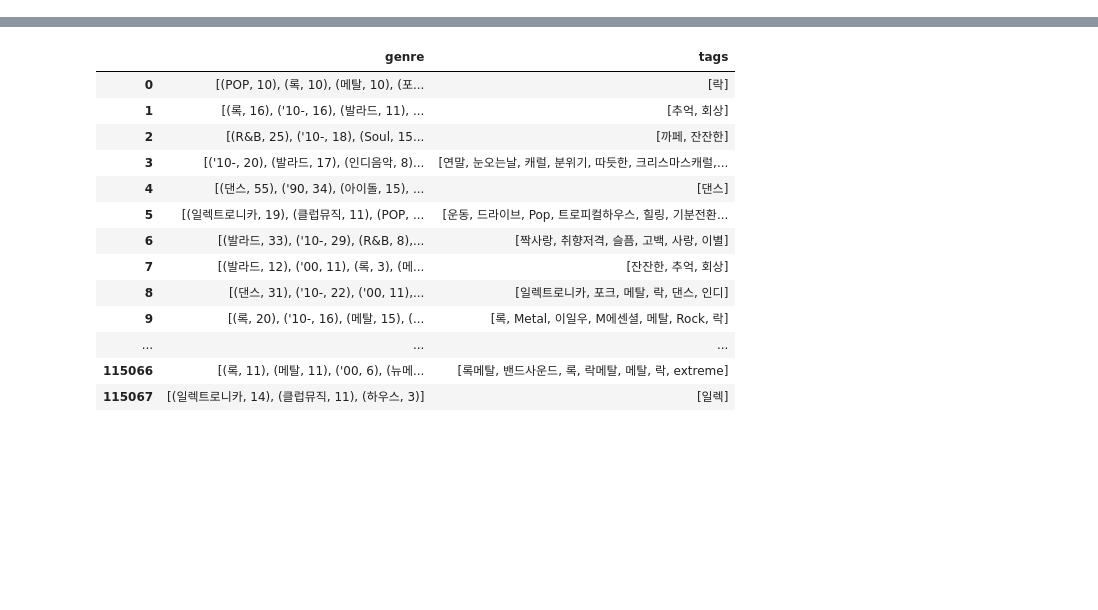
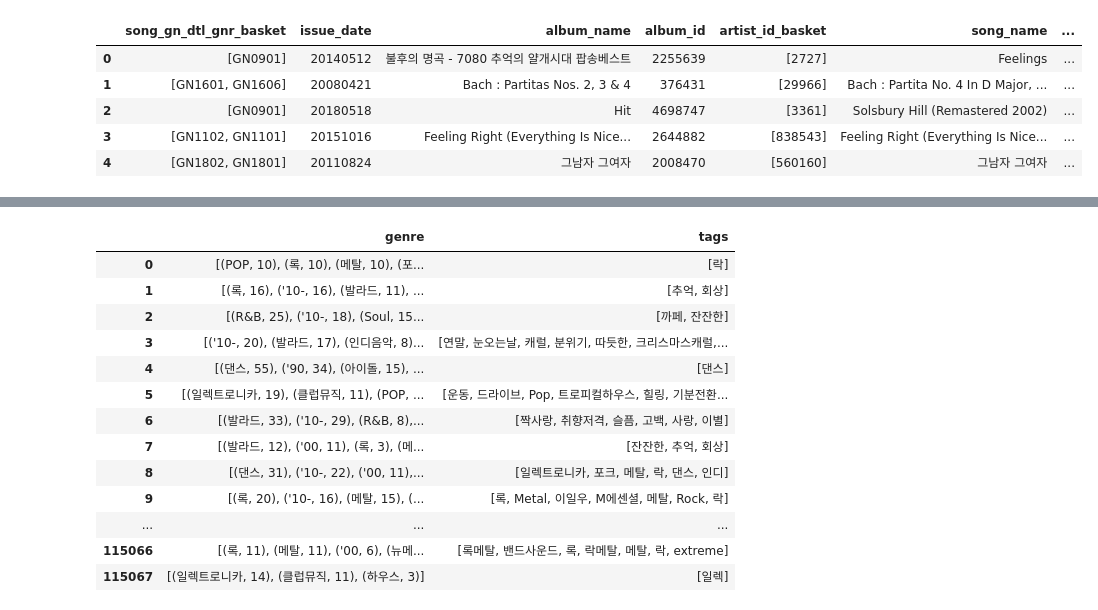
Before and after one commit to long8v/coldmelon, a Jupyter notebook: eda/eda_genre.ipynb, the cells around one changed output, grey strips where cells are left out. Cells and saved outputs as stored; diff of their text form; code cells hidden in the pictures; blank space fills up the shorter version.

```diff
--- a/eda/eda_genre.ipynb
+++ b/eda/eda_genre.ipynb
@@ -18,0 +64,11 @@ song_meta['genre_list'] = song_meta.song_gn_dtl_gnr_basket
+# %%
+genre_word_id = dict()
+genre_id_word = dict()
+
+for i, t in enumerate(genre.values()):
+    genre_word_id[t] = i
+    genre_id_word[i] = t
+
+print(f"genre word id: {genre_word_id}")
+print()
+print(f"genre id word: {genre_id_word}")
@@ -21,2 +104,12 @@ song_meta['song_gn_word'] = song_meta.genre_list.apply(lambda e: list(map(lambda
+# %%
+song_meta['song_gn_code'] = song_meta.song_gn_word.apply(lambda x: list(genre_word_id[k] for k in x))
+song_meta.head()
+# %% [output]
+|  | song_gn_dtl_gnr_basket | issue_date | album_name | album_id | artist_id_basket | song_name | ... |
+| 0 | [GN0901] | 20140512 | 불후의 명곡 - 7080 추억의 얄개시대 팝송베스트 | 2255639 | [2727] | Feelings | ... |
+| 1 | [GN1601, GN1606] | 20080421 | Bach : Partitas Nos. 2, 3 & 4 | 376431 | [29966] | Bach : Partita No. 4 In D Major, ... | ... |
+| 2 | [GN0901] | 20180518 | Hit | 4698747 | [3361] | Solsbury Hill (Remastered 2002) | ... |
+| 3 | [GN1102, GN1101] | 20151016 | Feeling Right (Everything Is Nice... | 2644882 | [838543] | Feeling Right (Everything Is Nice... | ... |
+| 4 | [GN1802, GN1801] | 20110824 | 그남자 그여자 | 2008470 | [560160] | 그남자 그여자 | ... |
 # %%
 song_meta['song_gn_word_split'] = song_meta.song_gn_word.apply(lambda e: list(itertools.chain(*map(lambda x: x.split('/'), e))))
```
Also changed, not shown: parts of 20 cells of this notebook.
